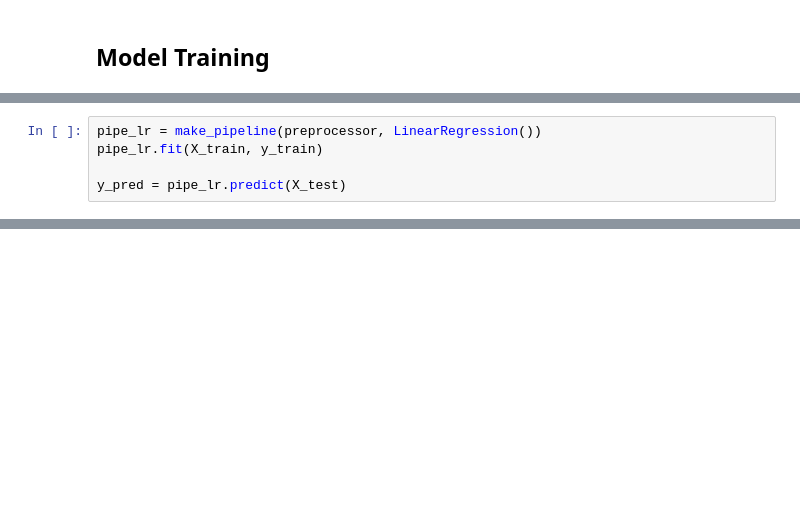
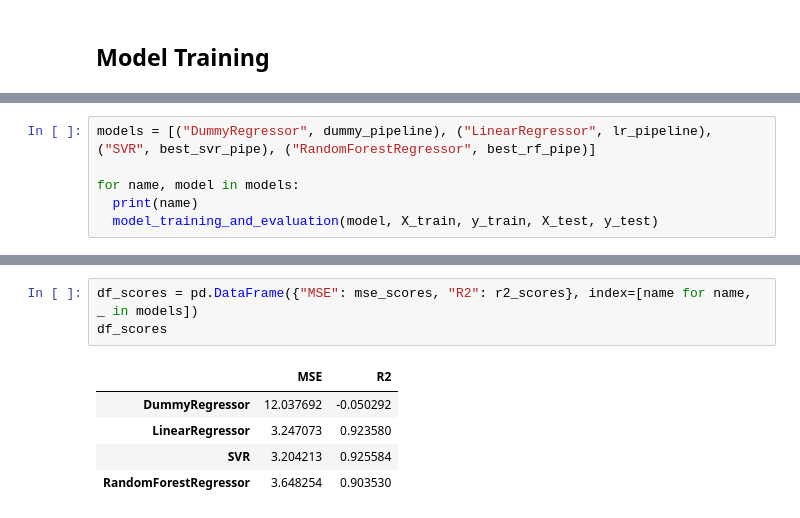
Before and after one commit to allennguyen01/nba-champion-prediction, a Jupyter notebook: main.ipynb, the cells around one changed output, grey strips where cells are left out. Cells and saved outputs as stored; diff of their text form; blank space fills up the shorter version.

```diff
--- a/main.ipynb
+++ b/main.ipynb
@@ -152,5 +225,0 @@ R2:  0.9026343211669647
-# %%
-pipe_lr = make_pipeline(preprocessor, LinearRegression())
-pipe_lr.fit(X_train, y_train)
-
-y_pred = pipe_lr.predict(X_test)
@@ -163,0 +226,6 @@ R^2 Score: 0.9235799062446571
+# %%
+models = [("DummyRegressor", dummy_pipeline), ("LinearRegressor", lr_pipeline), ("SVR", best_svr_pipe), ("RandomForestRegressor", best_rf_pipe)]
+
+for name, model in models:
+  print(name)
+  model_training_and_evaluation(model, X_train, y_train, X_test, y_test)
@@ -164,3 +245,12 @@ R^2 Score: 0.9235799062446571
+# %%
+df_scores = pd.DataFrame({"MSE": mse_scores, "R2": r2_scores}, index=[name for name, _ in models])
+df_scores
+# %% [output]
+|  | MSE | R2 |
+| DummyRegressor | 12.037692 | -0.050292 |
+| LinearRegressor | 3.247073 | 0.923580 |
+| SVR | 3.204213 | 0.925584 |
+| RandomForestRegressor | 3.648254 | 0.903530 |
 # %%
 results = pd.DataFrame({"team": X_test["Team"], "season": X_test["season"], "actual": y_test, "predicted": y_pred})
 results.head(10)
```
Also changed, not shown: parts of 20 cells of this notebook.
